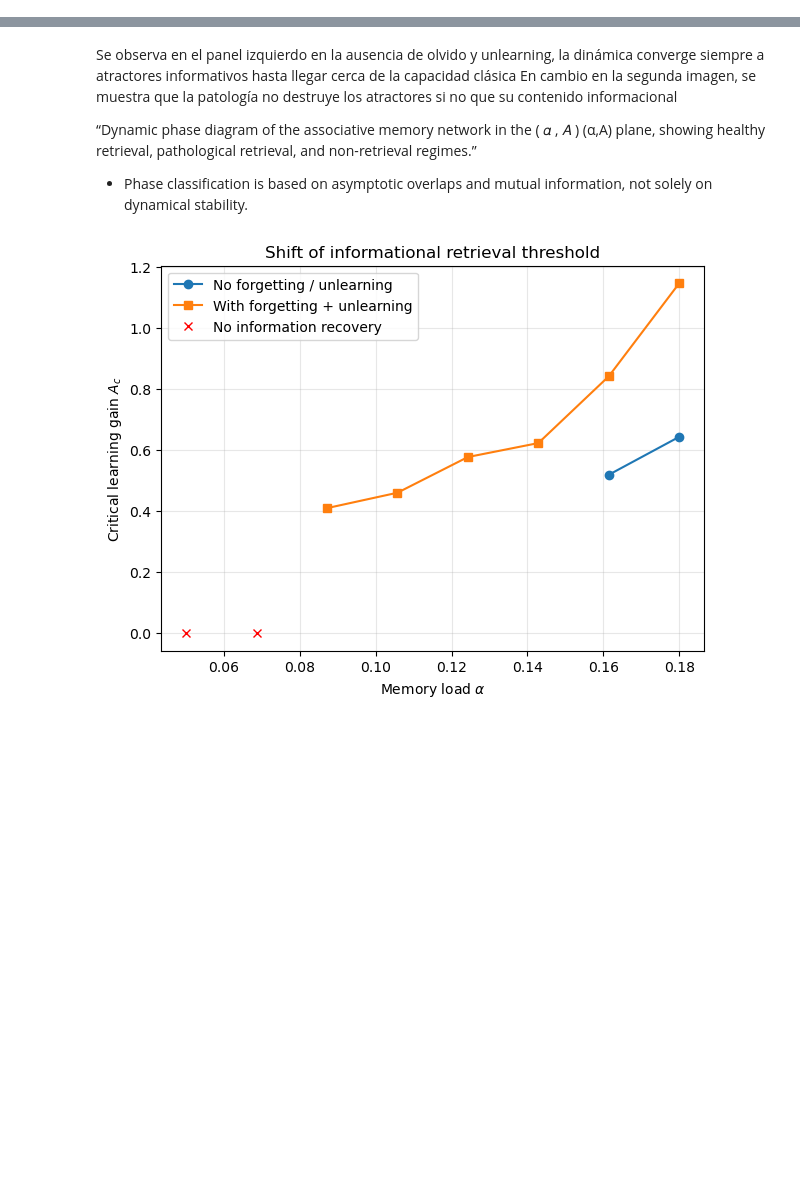
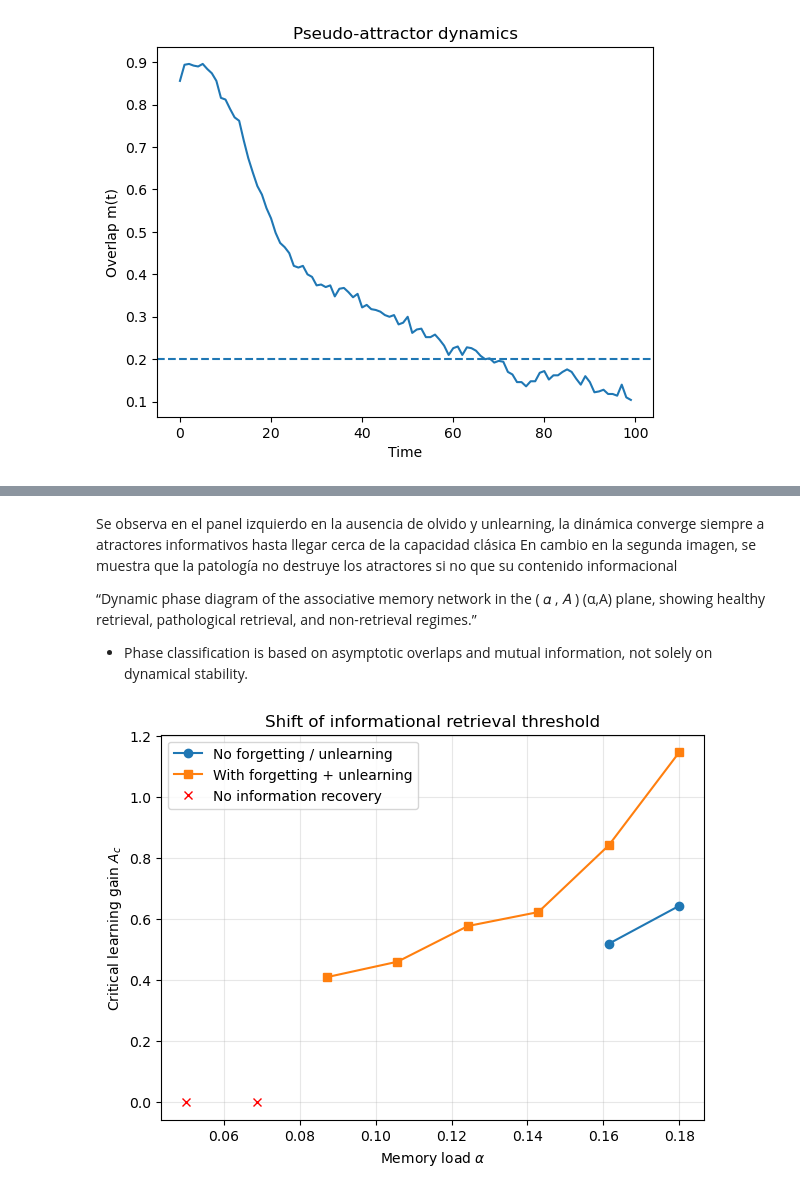
Before and after one commit to AnaMorresi/LASCON_2026, a Jupyter notebook: followingother.ipynb, the cells around one changed output, grey strips where cells are left out. Cells and saved outputs as stored; diff of their text form; code cells hidden in the pictures; blank space fills up the shorter version.

```diff
--- a/followingother.ipynb
+++ b/followingother.ipynb
@@ -263,0 +437,12 @@ plt.show()
+# %%
+ms = [(patterns[0] @ s) / N for s in history]
+
+plt.figure()
+plt.plot(ms)
+plt.axhline(m_th, linestyle="--")
+plt.xlabel("Time")
+plt.ylabel("Overlap m(t)")
+plt.title("Pseudo-attractor dynamics")
+plt.show()
+# %% [output]
+[figure, added]
```
Also changed, not shown: parts of 14 cells of this notebook.
